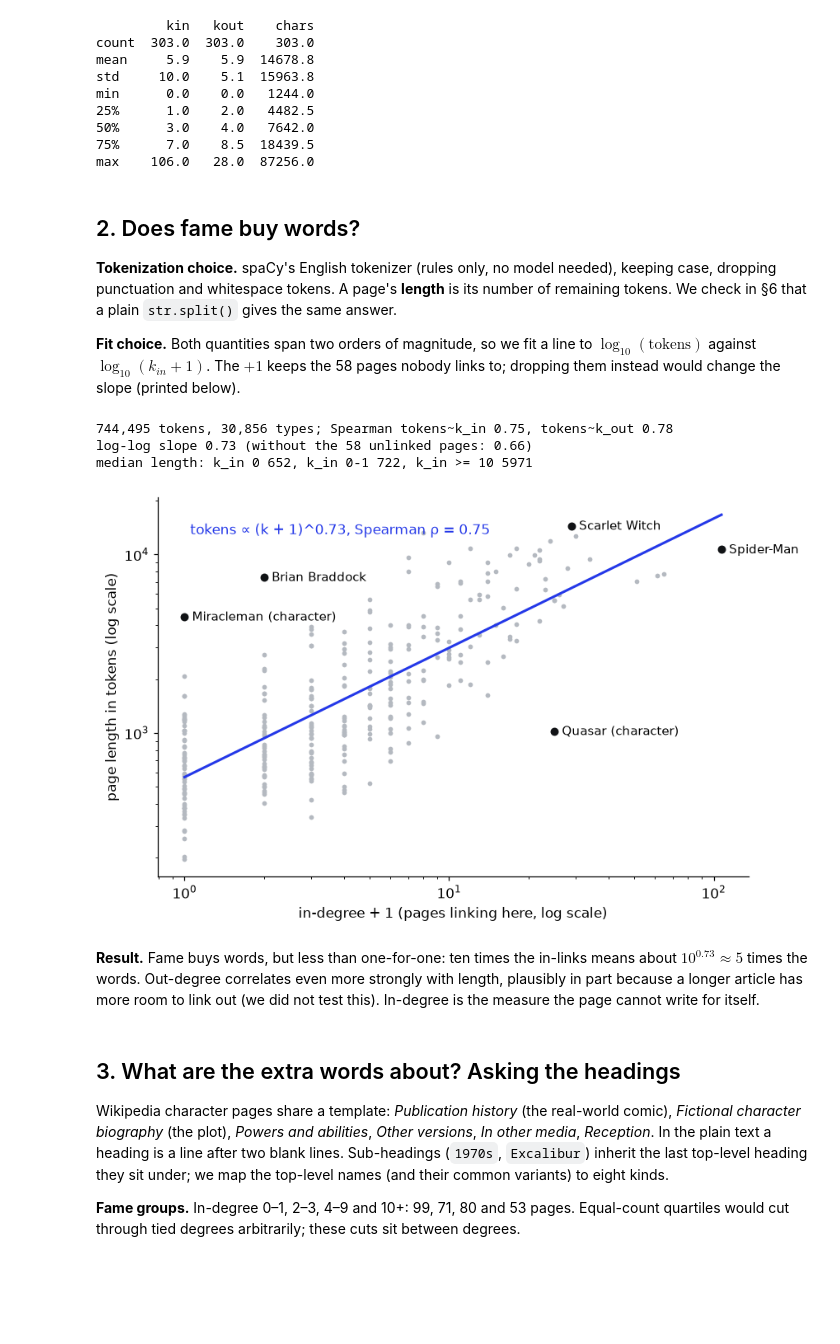
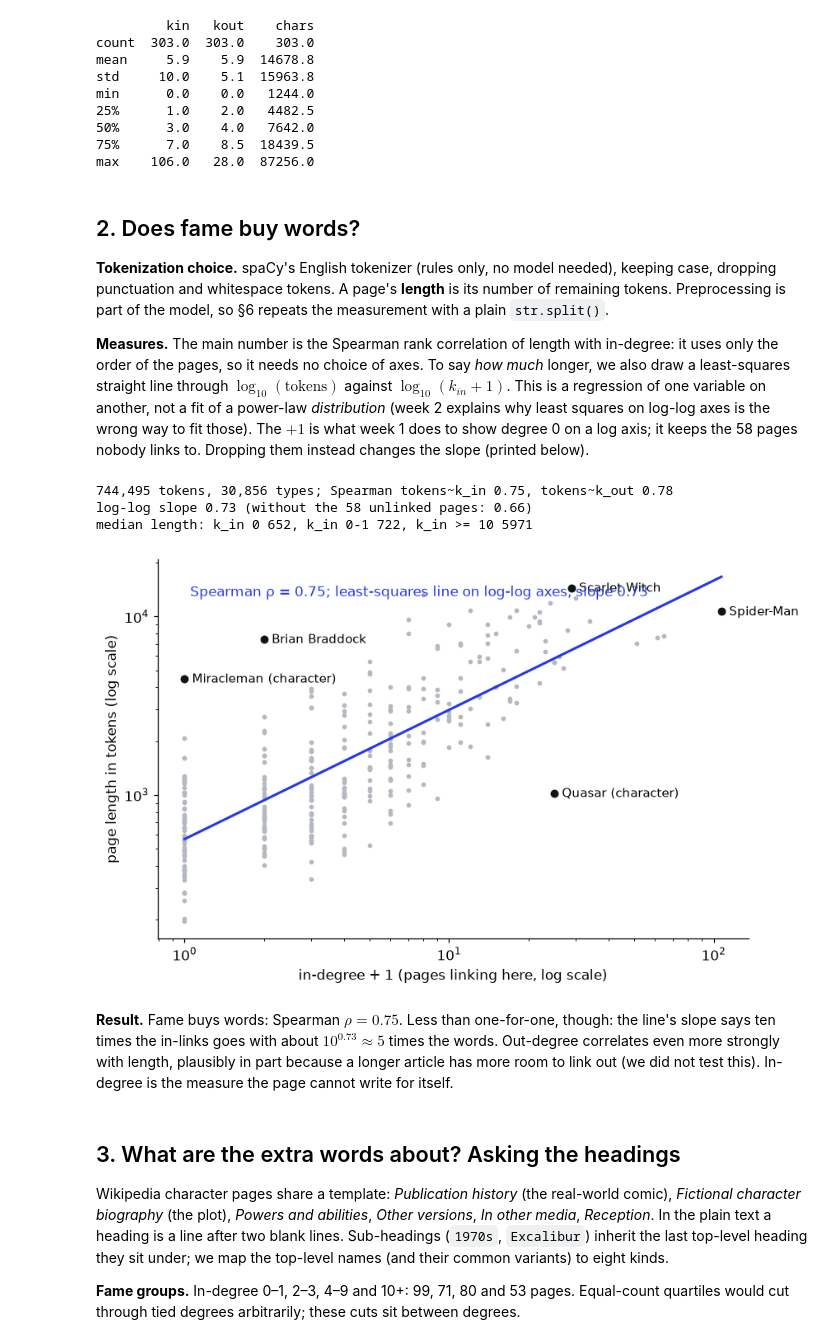
Before and after one commit to martinmoll/SocialGraphsAndInteractions, a Jupyter notebook: Notebooks/Week5/SGI-5.9.ipynb, the cells around one changed output. Cells and saved outputs as stored; diff of their text form; code cells hidden in the pictures; blank space fills up the shorter version.

```diff
--- a/Notebooks/Week5/SGI-5.9.ipynb
+++ b/Notebooks/Week5/SGI-5.9.ipynb
@@ -70,12 +74,15 @@ max    106.0   28.0  87256.0
 ## 2. Does fame buy words?
 
 **Tokenization choice.** spaCy's English tokenizer (rules only, no model needed), keeping case, dropping punctuation
-and whitespace tokens. A page's **length** is its number of remaining tokens. We check in §6 that a plain
-`str.split()` gives the same answer.
+and whitespace tokens. A page's **length** is its number of remaining tokens. Preprocessing is part of the model, so
+§6 repeats the measurement with a plain `str.split()`.
 
-**Fit choice.** Both quantities span two orders of magnitude, so we fit a line to $\log_{10}(\text{tokens})$ against
-$\log_{10}(k_{in}+1)$. The $+1$ keeps the 58 pages nobody links to; dropping them instead would change the slope
-(printed below).
+**Measures.** The main number is the Spearman rank correlation of length with in-degree: it uses only the order of
+the pages, so it needs no choice of axes. To say *how much* longer, we also draw a least-squares straight line through
+$\log_{10}(\text{tokens})$ against $\log_{10}(k_{in}+1)$. This is a regression of one variable on another, not a
+fit of a power-law *distribution* (week 2 explains why least squares on log-log axes is the wrong way to fit those).
+The $+1$ is what week 1 does to show degree 0 on a log axis; it keeps the 58 pages nobody links to. Dropping them
+instead changes the slope (printed below).
 # %%
 nlp = spacy.load("en_core_web_sm")
 tokens = {k: [t.text for t in nlp.tokenizer(v) if not (t.is_punct or t.is_space)] for k, v in pages.items()}
@@ -107,20 +114,21 @@ median length: k_in 0 652, k_in 0-1 722, k_in >= 10 5971
 # %%
 fig, ax = plt.subplots(figsize=(8, 5))
 ax.scatter(df.kin + 1, df.tokens, s=14, color=PALE, linewidths=0)
 xs = np.logspace(0, np.log10(df.kin.max() + 1), 50)
 ax.plot(xs, 10 ** icpt * xs ** slope, color=UM, lw=2)
 for v in ["Spider-Man", "Scarlet_Witch", "Miracleman_(character)", "Brian_Braddock", "Quasar_(character)"]:
     ax.scatter([df.kin[v] + 1], [df.tokens[v]], s=30, color=INK, zorder=3)
     ax.annotate(name[v], (df.kin[v] + 1, df.tokens[v]), xytext=(6, -3), textcoords="offset points", fontsize=10)
 ax.set(xscale="log", yscale="log", xlabel="in-degree + 1 (pages linking here, log scale)", ylabel="page length in tokens (log scale)")
-ax.text(1.05, 13000, f"tokens ∝ (k + 1)^{slope:.2f}, Spearman ρ = {rho_in:.2f}", color=UM, fontsize=11)
+ax.text(1.05, 13000, f"Spearman ρ = {rho_in:.2f}; least-squares line on log-log axes, slope {slope:.2f}", color=UM, fontsize=11)
 fig.tight_layout(); fig.savefig(FIGDIR / "fig1_fame_length.png", dpi=150); plt.show()
 # %% [output]
-[figure, old version]
+[figure, new version]
 # %% [markdown]
-**Result.** Fame buys words, but less than one-for-one: ten times the in-links means about $10^{0.73} \approx 5$ times the
-words. Out-degree correlates even more strongly with length, plausibly in part because a longer article has more
-room to link out (we did not test this). In-degree is the measure the page cannot write for itself.
+**Result.** Fame buys words: Spearman $\rho = 0.75$. Less than one-for-one, though: the line's slope says ten times the
+in-links goes with about $10^{0.73} \approx 5$ times the words. Out-degree correlates even more strongly with length,
+plausibly in part because a longer article has more room to link out (we did not test this). In-degree is the
+measure the page cannot write for itself.
 # %% [markdown]
 ## 3. What are the extra words about? Asking the headings
 
```
Also changed, not shown: parts of 21 cells of this notebook, 8 other files.
